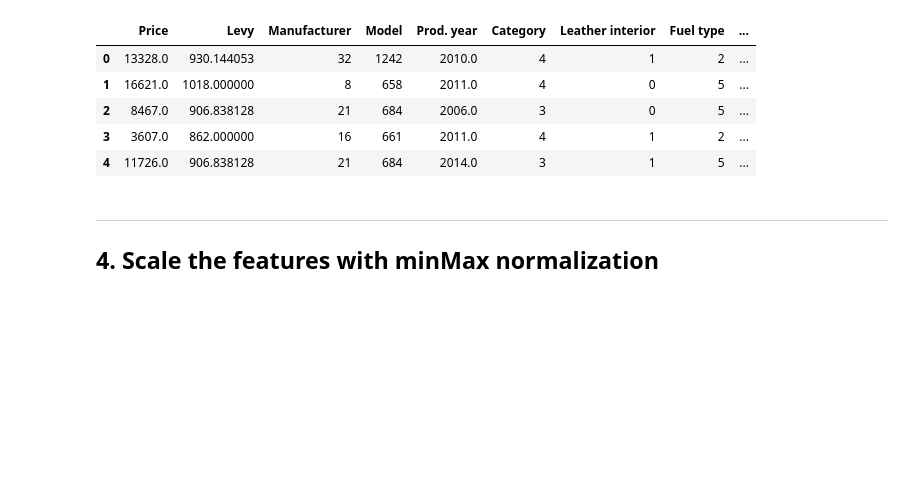
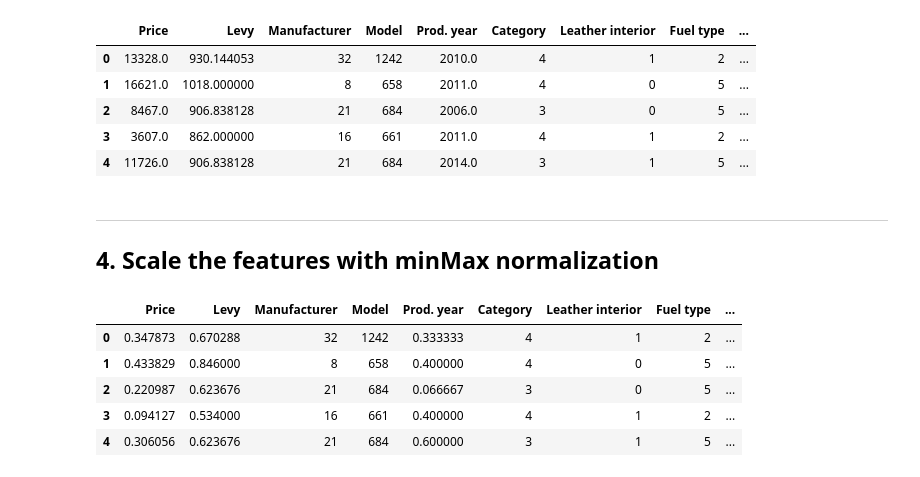
Before and after one commit to aLmktr/COMP3602-Project, a Jupyter notebook: 132962_132851.ipynb, the cells around one changed output. Saved outputs shown, nothing was run; the diff lists cells and outputs as text; code cells hidden in the pictures; blank space fills up the shorter version.

Commit message:
MinMax Normalization / convert to wide formate :nerd_face:

```diff
--- a/132962_132851.ipynb
+++ b/132962_132851.ipynb
@@ -553,4 +556,18 @@ df.head()
 | 4 | 11726.0 | 906.838128 | 21 | 684 | 2014.0 | 3 | 1 | 5 | ... |
 # %% [markdown]
 ---
-## 4. Scale the features with minMax normalization
+## 4. Scale the features with minMax normalization<a id = "minMax"></a>
+# %%
+from sklearn.preprocessing import MinMaxScaler
+scaler = MinMaxScaler()
+num_col = ["Price", "Levy", "Prod. year", "Engine volume", "Mileage", "Cylinders", "Doors", "Airbags"]
+df[num_col] = scaler.fit_transform(df[num_col])
+# %%
+df.head()
+# %% [output]
+|  | Price | Levy | Manufacturer | Model | Prod. year | Category | Leather interior | Fuel type | ... |
+| 0 | 0.347873 | 0.670288 | 32 | 1242 | 0.333333 | 4 | 1 | 2 | ... |
+| 1 | 0.433829 | 0.846000 | 8 | 658 | 0.400000 | 4 | 0 | 5 | ... |
+| 2 | 0.220987 | 0.623676 | 21 | 684 | 0.066667 | 3 | 0 | 5 | ... |
+| 3 | 0.094127 | 0.534000 | 16 | 661 | 0.400000 | 4 | 1 | 2 | ... |
+| 4 | 0.306056 | 0.623676 | 21 | 684 | 0.600000 | 3 | 1 | 5 | ... |
```
Also changed, not shown: parts of 14 cells of this notebook.
